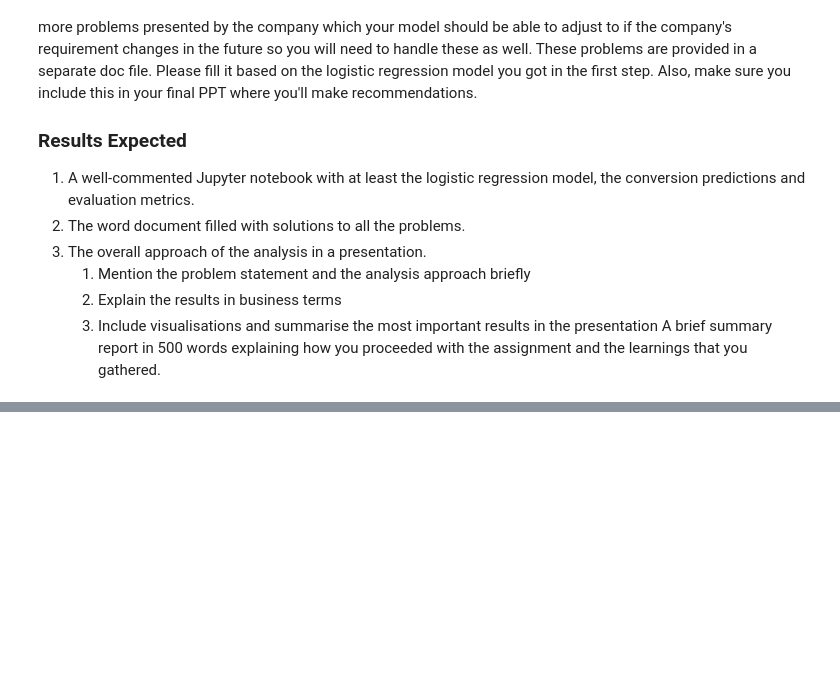
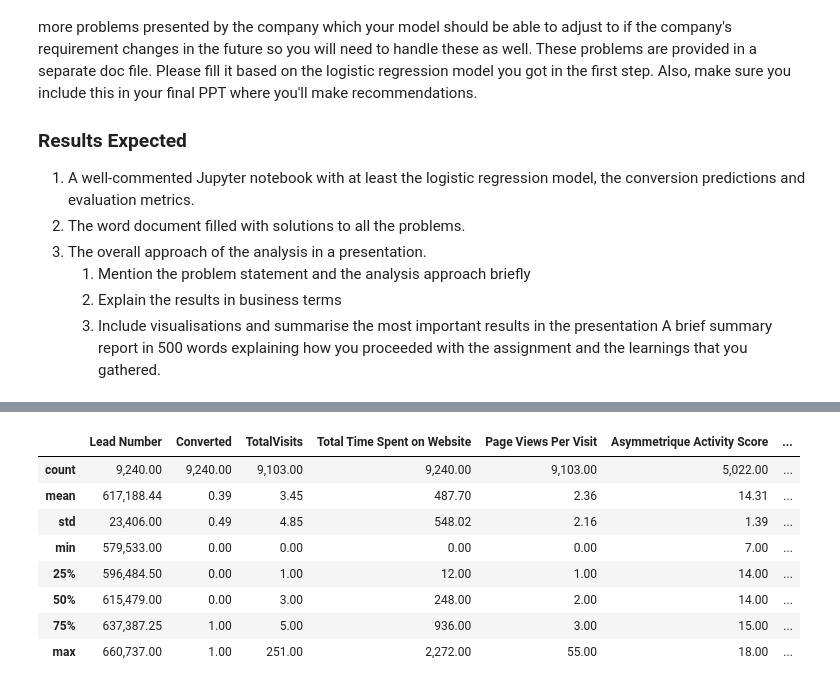
Before and after one commit to Anigunda/Logistic-Regression-Case-study-of-X-Education, a Jupyter notebook: Solution.ipynb, the cells around one changed output, grey strips where cells are left out. Cells and saved outputs as stored; diff of their text form; code cells hidden in the pictures; blank space fills up the shorter version.

```diff
--- a/Solution.ipynb
+++ b/Solution.ipynb
@@ -45,0 +111,9 @@ warnings.filterwarnings('ignore')
+# %%
+#change pandas display settings to show all columns
+pd.set_option('display.max_columns', None)
+
+#change the pandas setting to display max of 200 rows
+pd.set_option('display.max_rows', 200)
+
+#change the pandas display settings to format the float values
+pd.options.display.float_format = '{:,.2f}'.format
@@ -45,0 +161,13 @@ warnings.filterwarnings('ignore')
+# %%
+# checking the statistical summary of the data
+lead_data.describe()
+# %% [output]
+|  | Lead Number | Converted | TotalVisits | Total Time Spent on Website | Page Views Per Visit | Asymmetrique Activity Score | ... |
+| count | 9,240.00 | 9,240.00 | 9,103.00 | 9,240.00 | 9,103.00 | 5,022.00 | ... |
+| mean | 617,188.44 | 0.39 | 3.45 | 487.70 | 2.36 | 14.31 | ... |
+| std | 23,406.00 | 0.49 | 4.85 | 548.02 | 2.16 | 1.39 | ... |
+| min | 579,533.00 | 0.00 | 0.00 | 0.00 | 0.00 | 7.00 | ... |
+| 25% | 596,484.50 | 0.00 | 1.00 | 12.00 | 1.00 | 14.00 | ... |
+| 50% | 615,479.00 | 0.00 | 3.00 | 248.00 | 2.00 | 14.00 | ... |
+| 75% | 637,387.25 | 1.00 | 5.00 | 936.00 | 3.00 | 15.00 | ... |
+| max | 660,737.00 | 1.00 | 251.00 | 2,272.00 | 55.00 | 18.00 | ... |
```
Also changed, not shown: parts of 23 cells of this notebook.
